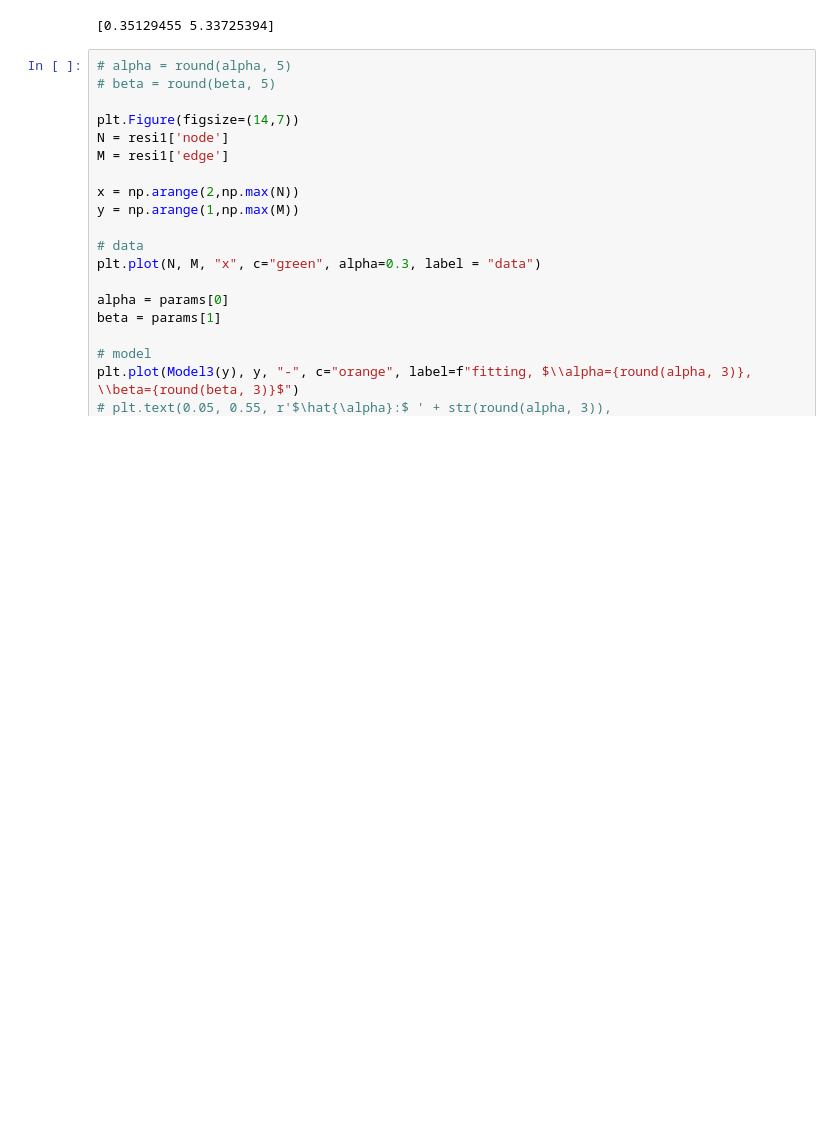
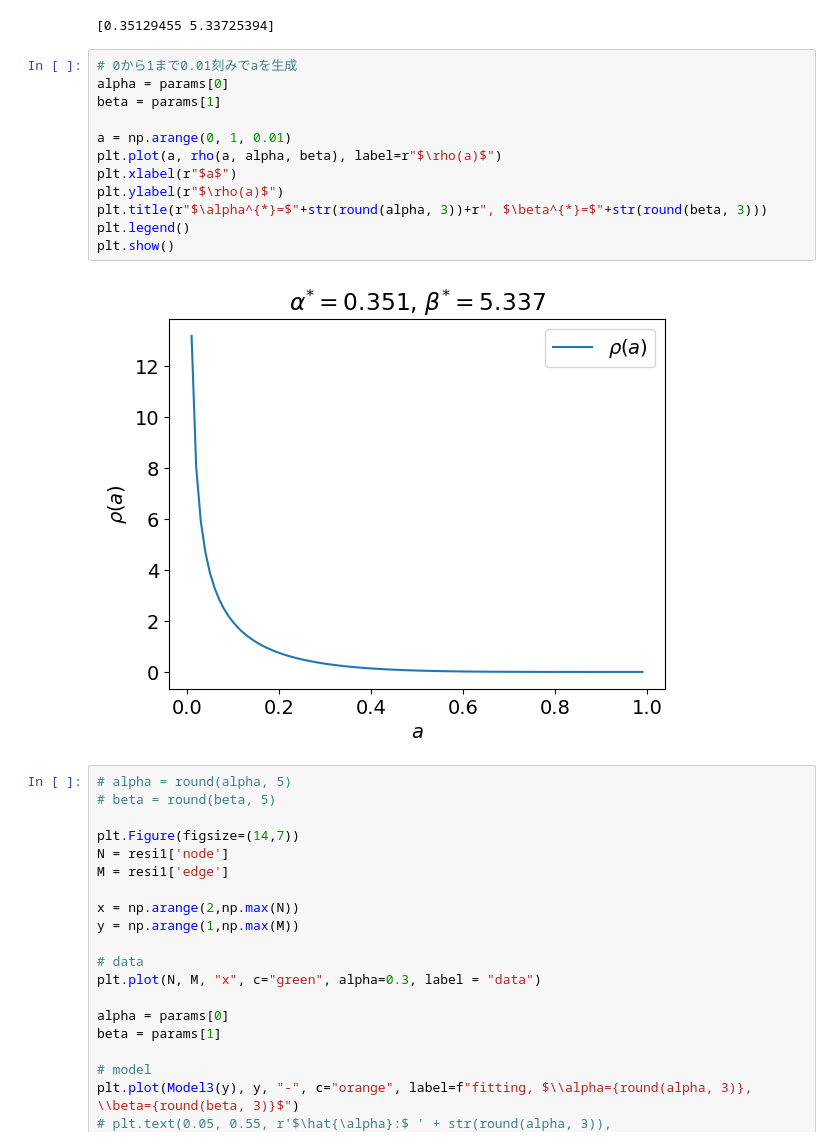
Before and after one commit to yiadka/mobility_scaling, a Jupyter notebook: notebooks/lockdown.ipynb, the cells around one changed output. Saved outputs shown, nothing was run; the diff lists cells and outputs as text; blank space fills up the shorter version.

```diff
--- a/notebooks/lockdown.ipynb
+++ b/notebooks/lockdown.ipynb
@@ -382,6 +399,20 @@ params, _ = optimize.curve_fit(Model3_fixed, resi1['edge'], resi1['node'], p0=[0
 print(params)
 # %% [output]
 [0.35129455 5.33725394]
+# %%
+# 0から1まで0.01刻みでaを生成
+alpha = params[0]
+beta = params[1]
+
+a = np.arange(0, 1, 0.01)
+plt.plot(a, rho(a, alpha, beta), label=r"$\rho(a)$")
+plt.xlabel(r"$a$")
+plt.ylabel(r"$\rho(a)$")
+plt.title(r"$\alpha^{*}=$"+str(round(alpha, 3))+r", $\beta^{*}=$"+str(round(beta, 3)))
+plt.legend()
+plt.show()
+# %% [output]
+[figure, added]
 # %%
 # alpha = round(alpha, 5)
 # beta = round(beta, 5)
```
Also changed, not shown: parts of 10 cells of this notebook, 1 other file.
